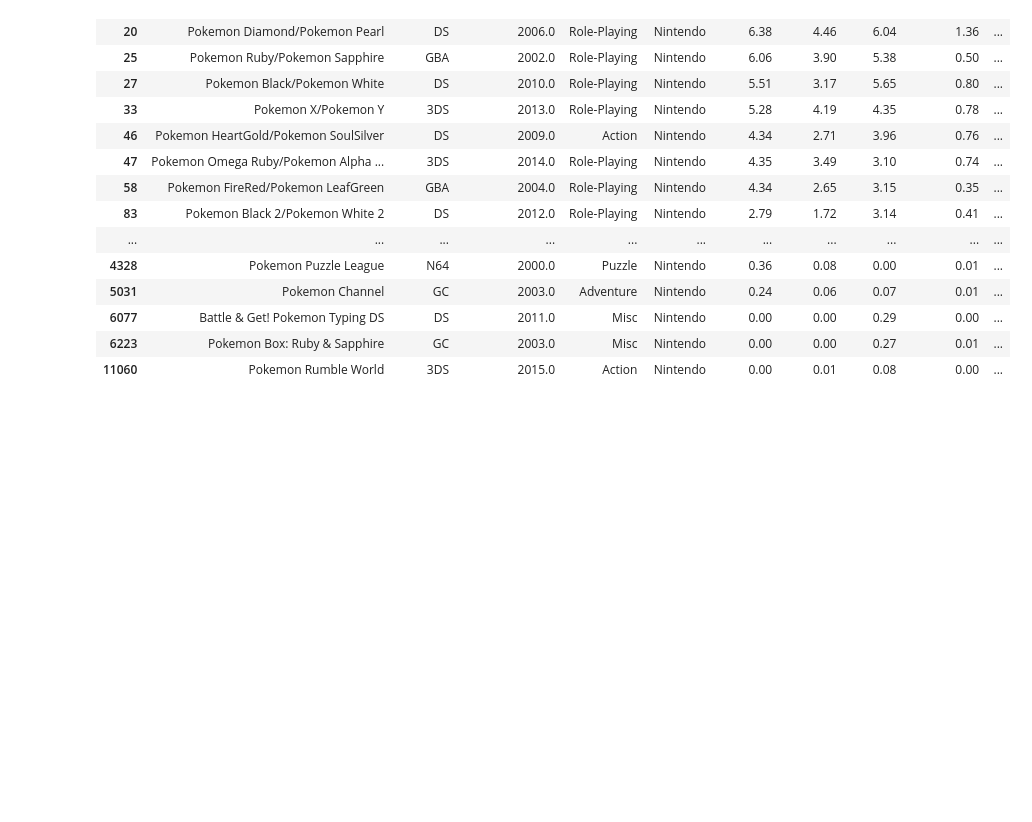
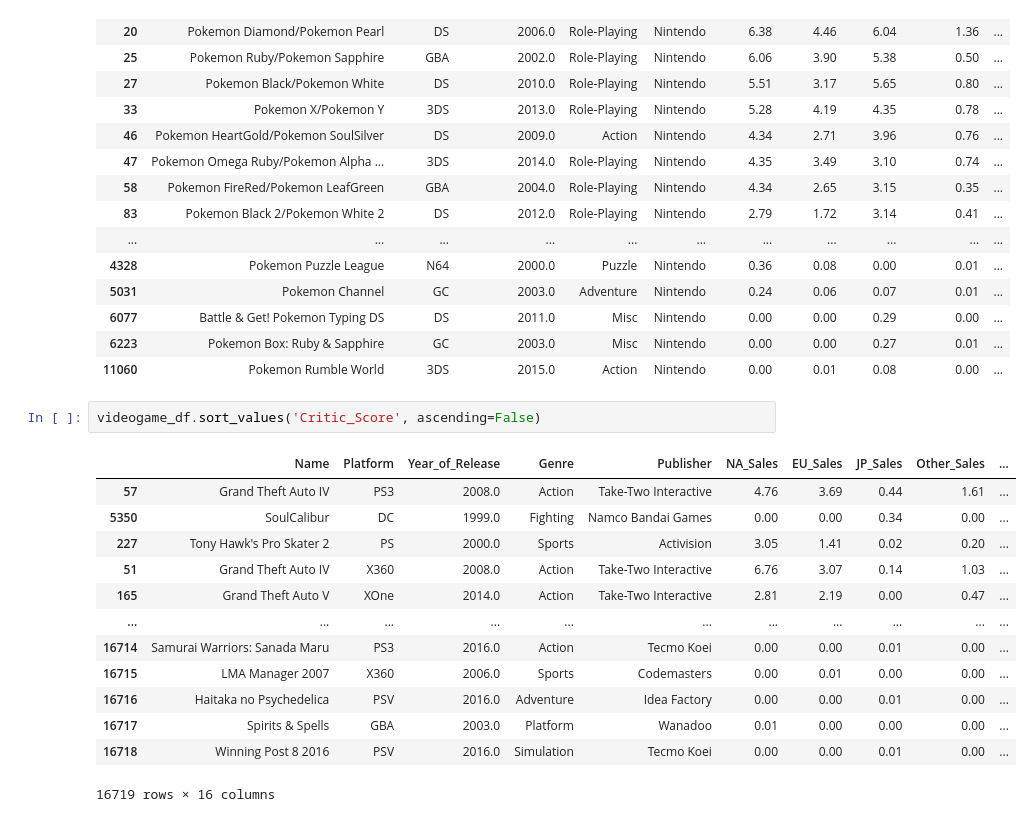
Before and after one commit to JamesWillems/dataset_video_game, a Jupyter notebook: video_game.ipynb, the cells around one changed output. Drawn from its saved outputs; the diff is of its cells as text; blank space fills up the shorter version.

Commit message:
game sorted by Areas

```diff
--- a/video_game.ipynb
+++ b/video_game.ipynb
@@ -113,3 +113,19 @@ pokemon_games.sort_values('Global_Sales',ascending=False)
 | 6077 | Battle & Get! Pokemon Typing DS | DS | 2011.0 | Misc | Nintendo | 0.00 | 0.00 | 0.29 | 0.00 | ... |
 | 6223 | Pokemon Box: Ruby & Sapphire | GC | 2003.0 | Misc | Nintendo | 0.00 | 0.00 | 0.27 | 0.01 | ... |
 | 11060 | Pokemon Rumble World | 3DS | 2015.0 | Action | Nintendo | 0.00 | 0.01 | 0.08 | 0.00 | ... |
+# %%
+videogame_df.sort_values('Critic_Score', ascending=False)
+# %% [output]
+|  | Name | Platform | Year_of_Release | Genre | Publisher | NA_Sales | EU_Sales | JP_Sales | Other_Sales | ... |
+| 57 | Grand Theft Auto IV | PS3 | 2008.0 | Action | Take-Two Interactive | 4.76 | 3.69 | 0.44 | 1.61 | ... |
+| 5350 | SoulCalibur | DC | 1999.0 | Fighting | Namco Bandai Games | 0.00 | 0.00 | 0.34 | 0.00 | ... |
+| 227 | Tony Hawk's Pro Skater 2 | PS | 2000.0 | Sports | Activision | 3.05 | 1.41 | 0.02 | 0.20 | ... |
+| 51 | Grand Theft Auto IV | X360 | 2008.0 | Action | Take-Two Interactive | 6.76 | 3.07 | 0.14 | 1.03 | ... |
+| 165 | Grand Theft Auto V | XOne | 2014.0 | Action | Take-Two Interactive | 2.81 | 2.19 | 0.00 | 0.47 | ... |
+| ... | ... | ... | ... | ... | ... | ... | ... | ... | ... | ... |
+| 16714 | Samurai Warriors: Sanada Maru | PS3 | 2016.0 | Action | Tecmo Koei | 0.00 | 0.00 | 0.01 | 0.00 | ... |
+| 16715 | LMA Manager 2007 | X360 | 2006.0 | Sports | Codemasters | 0.00 | 0.01 | 0.00 | 0.00 | ... |
+| 16716 | Haitaka no Psychedelica | PSV | 2016.0 | Adventure | Idea Factory | 0.00 | 0.00 | 0.01 | 0.00 | ... |
+| 16717 | Spirits & Spells | GBA | 2003.0 | Platform | Wanadoo | 0.01 | 0.00 | 0.00 | 0.00 | ... |
+| 16718 | Winning Post 8 2016 | PSV | 2016.0 | Simulation | Tecmo Koei | 0.00 | 0.00 | 0.01 | 0.00 | ... |
+16719 rows × 16 columns
```
